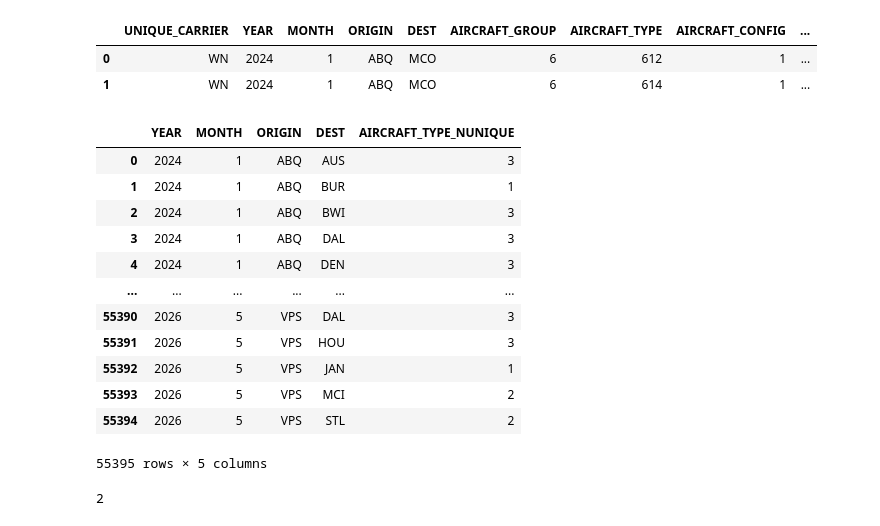
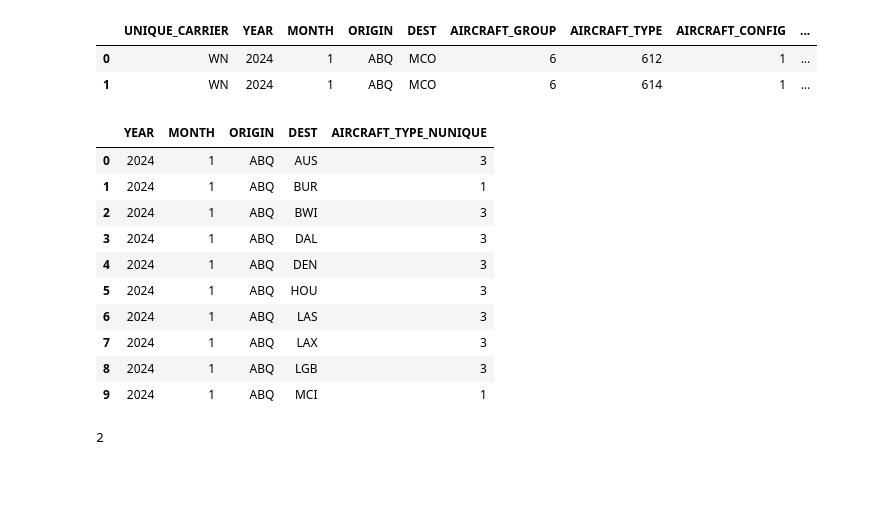
Before and after one commit to ahmadshamali/airline-demand-capacity-planning, a Jupyter notebook: notebooks/03_route_month_foundation.ipynb, the cells around one changed output. Saved outputs shown, nothing was run; the diff lists cells and outputs as text; code cells hidden in the pictures; blank space fills up the shorter version.

```diff
--- a/notebooks/03_route_month_foundation.ipynb
+++ b/notebooks/03_route_month_foundation.ipynb
@@ -163,26 +163,23 @@ abq_mco_2024_01
 # %%
 aircraft_type_nunique = (
     wn_f_historical
     .groupby(["YEAR", "MONTH", "ORIGIN", "DEST"])["AIRCRAFT_TYPE"]
     .nunique()
     .reset_index(name="AIRCRAFT_TYPE_NUNIQUE")
 )
+aircraft_type_nunique.head(10)
+# %% [output]
+|  | YEAR | MONTH | ORIGIN | DEST | AIRCRAFT_TYPE_NUNIQUE |
+| 0 | 2024 | 1 | ABQ | AUS | 3 |
+| 1 | 2024 | 1 | ABQ | BUR | 1 |
+| 2 | 2024 | 1 | ABQ | BWI | 3 |
+| 3 | 2024 | 1 | ABQ | DAL | 3 |
+| 4 | 2024 | 1 | ABQ | DEN | 3 |
+| 5 | 2024 | 1 | ABQ | HOU | 3 |
+| 6 | 2024 | 1 | ABQ | LAS | 3 |
+| 7 | 2024 | 1 | ABQ | LAX | 3 |
+| 8 | 2024 | 1 | ABQ | LGB | 3 |
+| 9 | 2024 | 1 | ABQ | MCI | 1 |
-# %%
-aircraft_type_nunique
-# %% [output]
-|  | YEAR | MONTH | ORIGIN | DEST | AIRCRAFT_TYPE_NUNIQUE |
-| 0 | 2024 | 1 | ABQ | AUS | 3 |
-| 1 | 2024 | 1 | ABQ | BUR | 1 |
-| 2 | 2024 | 1 | ABQ | BWI | 3 |
-| 3 | 2024 | 1 | ABQ | DAL | 3 |
-| 4 | 2024 | 1 | ABQ | DEN | 3 |
-| ... | ... | ... | ... | ... | ... |
-| 55390 | 2026 | 5 | VPS | DAL | 3 |
-| 55391 | 2026 | 5 | VPS | HOU | 3 |
-| 55392 | 2026 | 5 | VPS | JAN | 1 |
-| 55393 | 2026 | 5 | VPS | MCI | 2 |
-| 55394 | 2026 | 5 | VPS | STL | 2 |
-55395 rows × 5 columns
 # %%
 route_month_row_counts = route_month_row_counts.merge(
     aircraft_type_nunique,
```
Also changed, not shown: parts of 22 cells of this notebook, 2 other files.
